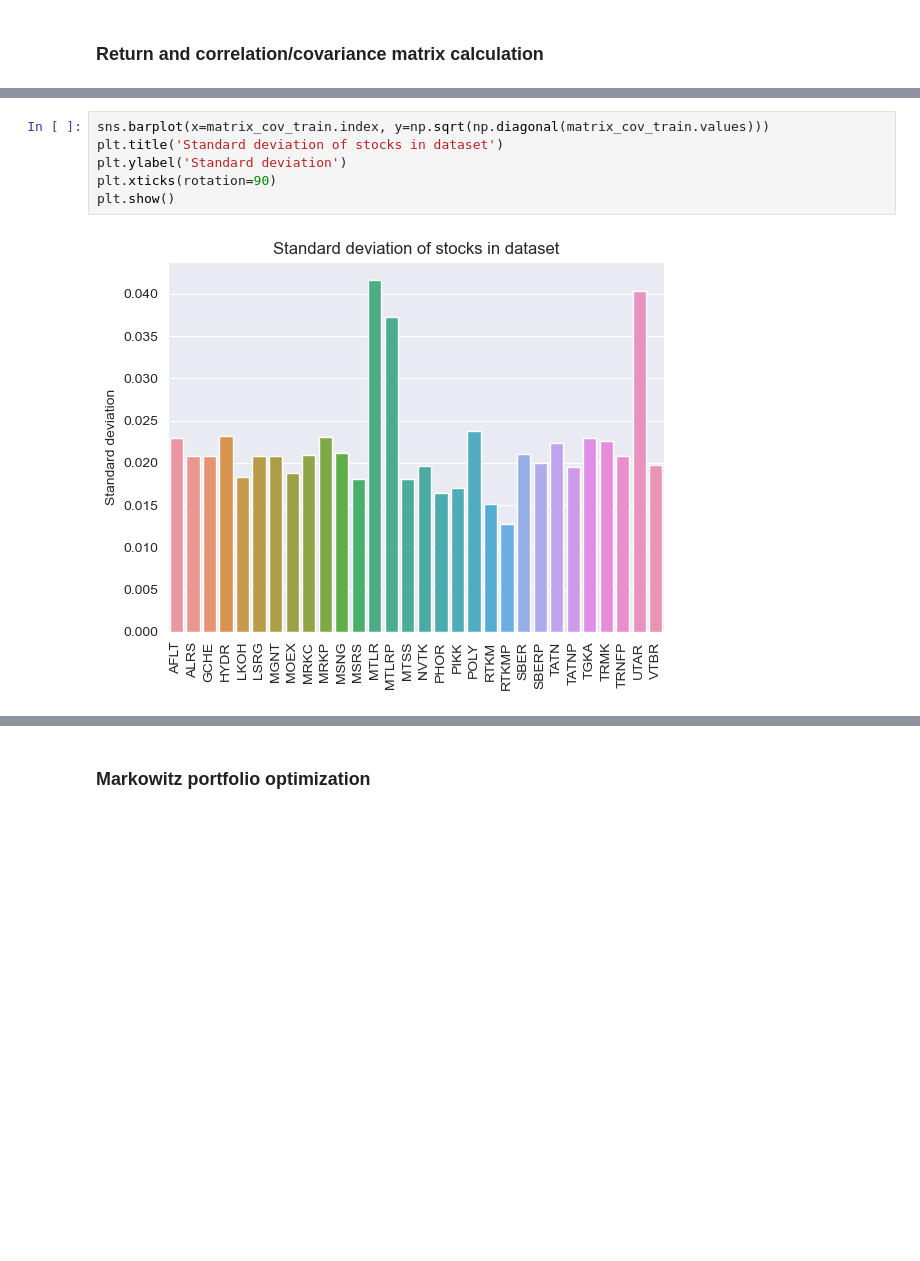
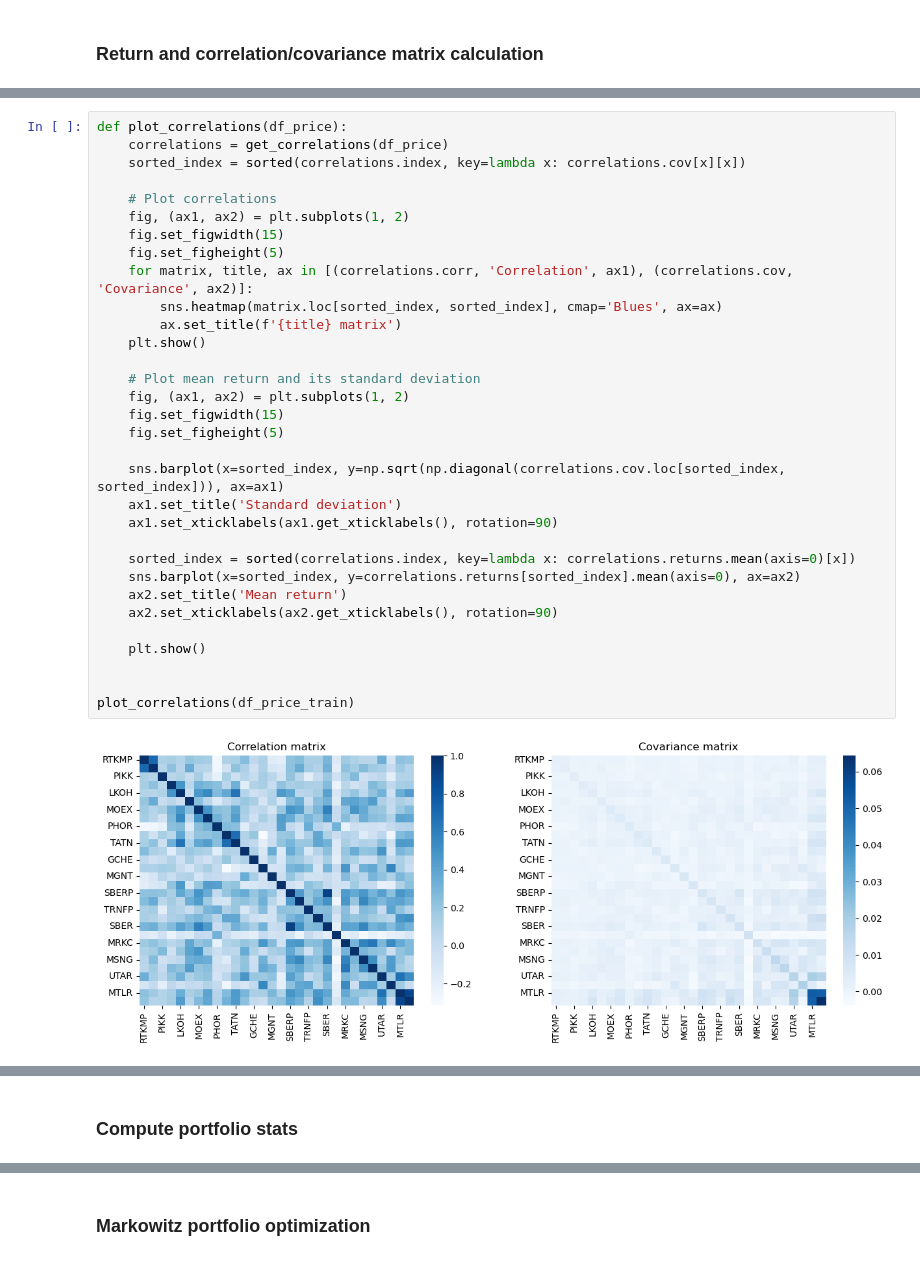
Before and after one commit to Maksim787/neurotrader, a Jupyter notebook: research/correlations.ipynb, the cells around one changed output, grey strips where cells are left out. Saved outputs shown, nothing was run; the diff lists cells and outputs as text; blank space fills up the shorter version.

```diff
--- a/research/correlations.ipynb
+++ b/research/correlations.ipynb
@@ -143,8 +205,34 @@ plt.show()
-# %%
-sns.barplot(x=matrix_cov_train.index, y=np.sqrt(np.diagonal(matrix_cov_train.values)))
-plt.title('Standard deviation of stocks in dataset')
-plt.ylabel('Standard deviation')
-plt.xticks(rotation=90)
-plt.show()
-# %% [output]
-[figure, removed]
+# %%
+def plot_correlations(df_price):
+    correlations = get_correlations(df_price)
+    sorted_index = sorted(correlations.index, key=lambda x: correlations.cov[x][x])
+
+    # Plot correlations
+    fig, (ax1, ax2) = plt.subplots(1, 2)
+    fig.set_figwidth(15)
+    fig.set_figheight(5)
+    for matrix, title, ax in [(correlations.corr, 'Correlation', ax1), (correlations.cov, 'Covariance', ax2)]:
+        sns.heatmap(matrix.loc[sorted_index, sorted_index], cmap='Blues', ax=ax)
+        ax.set_title(f'{title} matrix')
+    plt.show()
+
+    # Plot mean return and its standard deviation
+    fig, (ax1, ax2) = plt.subplots(1, 2)
+    fig.set_figwidth(15)
+    fig.set_figheight(5)
+
+    sns.barplot(x=sorted_index, y=np.sqrt(np.diagonal(correlations.cov.loc[sorted_index, sorted_index])), ax=ax1)
+    ax1.set_title('Standard deviation')
+    ax1.set_xticklabels(ax1.get_xticklabels(), rotation=90)
+
+    sorted_index = sorted(correlations.index, key=lambda x: correlations.returns.mean(axis=0)[x])
+    sns.barplot(x=sorted_index, y=correlations.returns[sorted_index].mean(axis=0), ax=ax2)
+    ax2.set_title('Mean return')
+    ax2.set_xticklabels(ax2.get_xticklabels(), rotation=90)
+
+    plt.show()
+
+
+plot_correlations(df_price_train)
+# %% [output]
+[figure, added]
@@ -150,0 +240,2 @@ plt.show()
+# %% [markdown]
+### Compute portfolio stats
```
Also changed, not shown: parts of 45 cells of this notebook.
